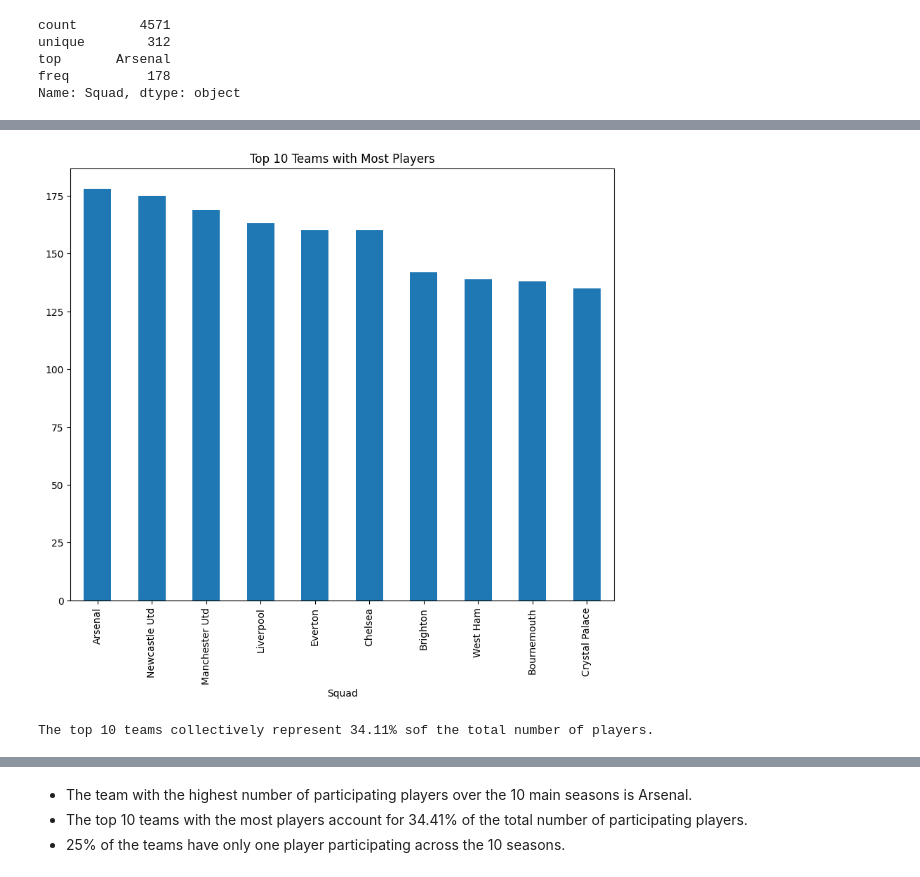
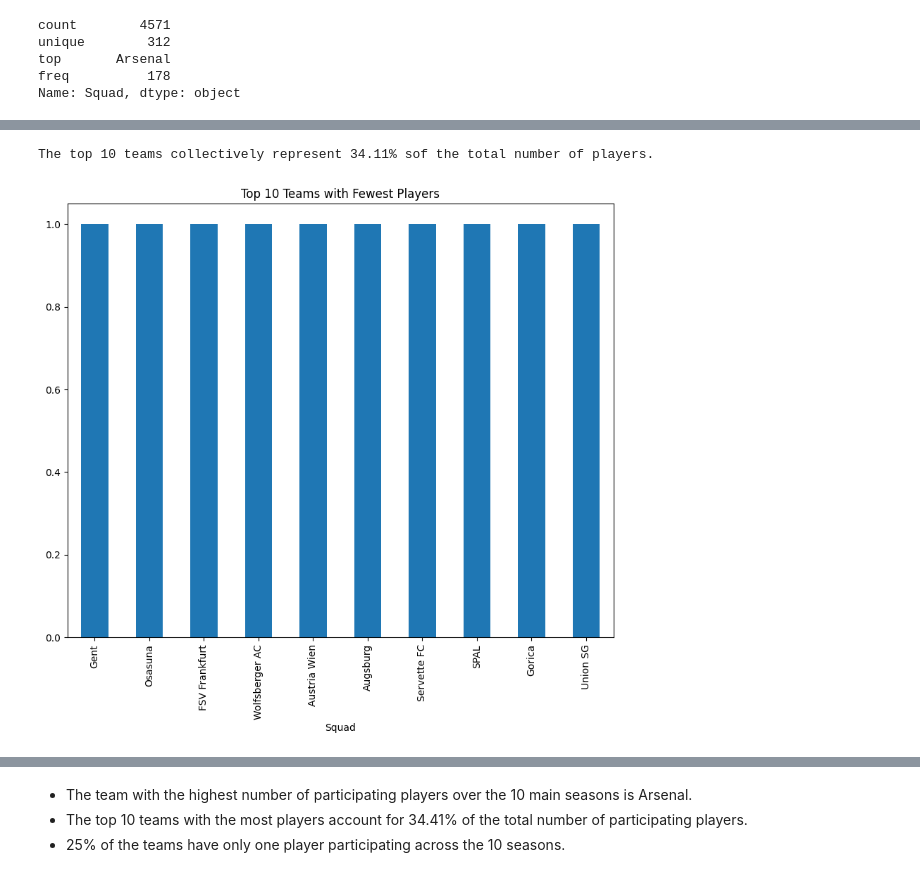
Before and after one commit to hwangdeokThien/CSC14119_IntroDS_final_project, a Jupyter notebook: src/notebooks/3.0-data_exploration.ipynb, the cells around one changed output, grey strips where cells are left out. Drawn from its saved outputs; the diff is of its cells as text; code cells hidden in the pictures.

```diff
--- a/src/notebooks/3.0-data_exploration.ipynb
+++ b/src/notebooks/3.0-data_exploration.ipynb
@@ -140 +161,11 @@ Name: Squad, dtype: object
 - Furthermore, it can be observed that a player may participate in different teams across different seasons.
+# %%
+# Visualizes the distribution of players across different teams
+squad_count = squad_df.value_counts()   # Count the occurrences of each unique value in the 'Squad' column
+
+# Visualize the distribution of players across teams for the top 10 teams
+plt.figure(figsize=(10,8))
+
+squad_count[:10].plot(kind='bar')
+plt.title('Top 10 Teams with Most Players')
+plt.show()
@@ -141,11 +174,14 @@ Name: Squad, dtype: object
+# %%
+# Calculate the percentage of players represented by the top 10 teams
+print(f'The top 10 teams collectively represent {round((squad_count[:10].sum()/squad_count.sum())*100,2)}% sof the total number of players.')
+# %% [output]
+The top 10 teams collectively represent 34.11% sof the total number of players.
 # %%
+# Visualize the distribution of players across teams for the bottom 10 teams (with the fewest players)
 plt.figure(figsize=(10,8))
-squad_df.value_counts()[:10].plot(kind='bar')
-plt.title('Top 10 Teams with Most Players')
+
+squad_count[-10:].plot(kind='bar')
+plt.title('Top 10 Teams with Fewest Players')
 plt.show()
 # %% [output]
-[figure, old version]
+[figure, new version]
-# %%
-print(f'The top 10 teams collectively represent {round((squad_df.value_counts()[:10].sum()/squad_df.value_counts().sum())*100,2)}% sof the total number of players.')
-# %% [output]
-The top 10 teams collectively represent 34.11% sof the total number of players.
```
Also changed, not shown: parts of 64 cells of this notebook.
